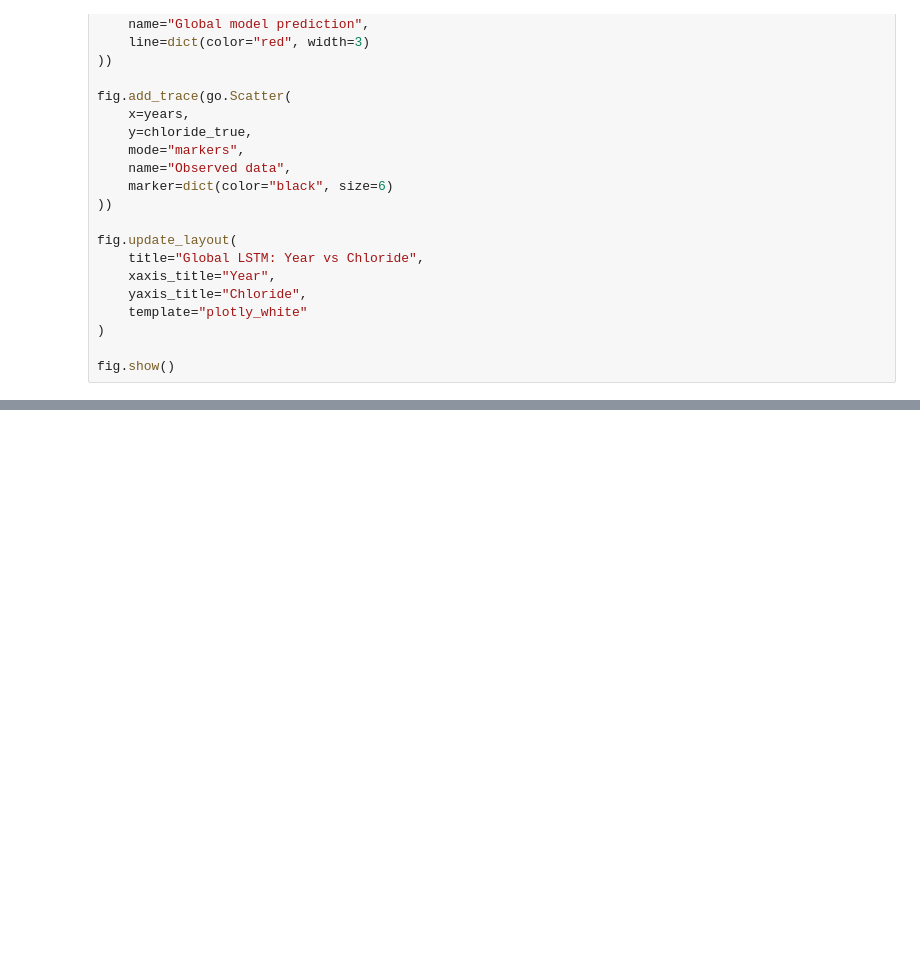
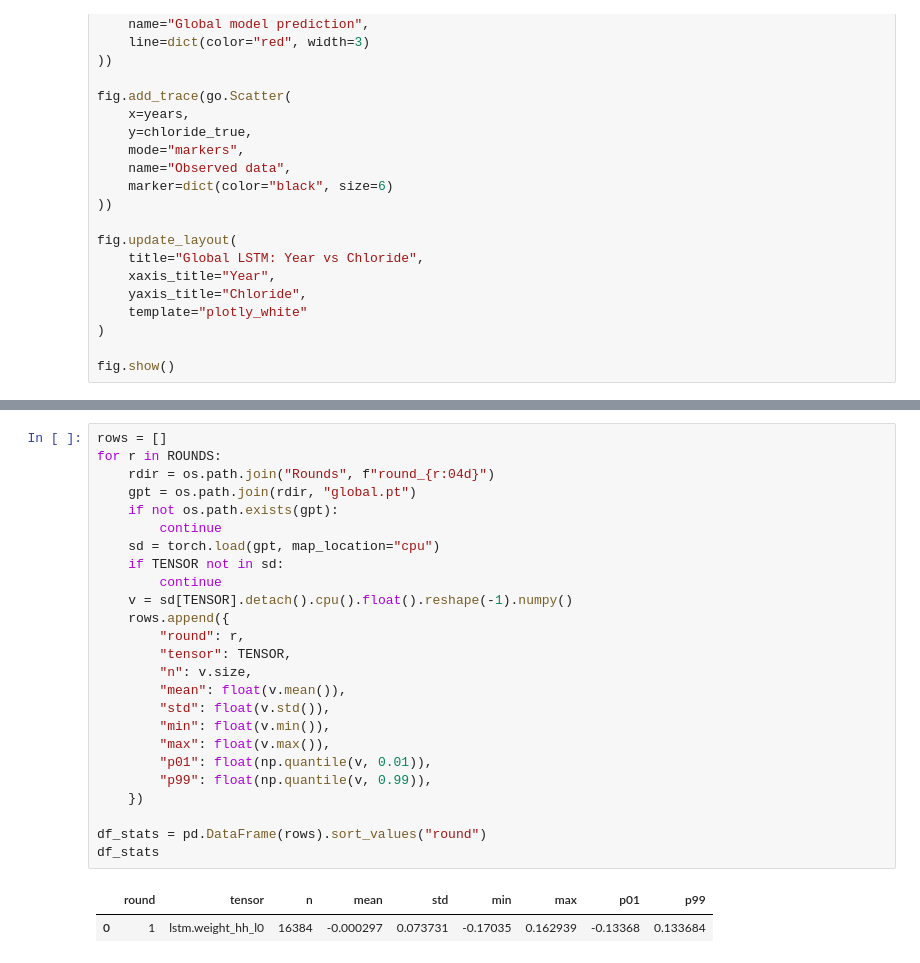
Before and after one commit to Kyeol2/Federated-Learning, a Jupyter notebook: Check.ipynb, the cells around one changed output, grey strips where cells are left out. Saved outputs shown, nothing was run; the diff lists cells and outputs as text; blank space fills up the shorter version.

```diff
--- a/Check.ipynb
+++ b/Check.ipynb
@@ -382,0 +431,28 @@ list(global_model.state_dict().keys())
+# %%
+rows = []
+for r in ROUNDS:
+    rdir = os.path.join("Rounds", f"round_{r:04d}")
+    gpt = os.path.join(rdir, "global.pt")
+    if not os.path.exists(gpt):
+        continue
+    sd = torch.load(gpt, map_location="cpu")
+    if TENSOR not in sd:
+        continue
+    v = sd[TENSOR].detach().cpu().float().reshape(-1).numpy()
+    rows.append({
+        "round": r,
+        "tensor": TENSOR,
+        "n": v.size,
+        "mean": float(v.mean()),
+        "std": float(v.std()),
+        "min": float(v.min()),
+        "max": float(v.max()),
+        "p01": float(np.quantile(v, 0.01)),
+        "p99": float(np.quantile(v, 0.99)),
+    })
+
+df_stats = pd.DataFrame(rows).sort_values("round")
+df_stats
+# %% [output]
+|  | round | tensor | n | mean | std | min | max | p01 | p99 |
+| 0 | 1 | lstm.weight_hh_l0 | 16384 | -0.000297 | 0.073731 | -0.17035 | 0.162939 | -0.13368 | 0.133684 |
```
Also changed, not shown: parts of 2 cells of this notebook.
